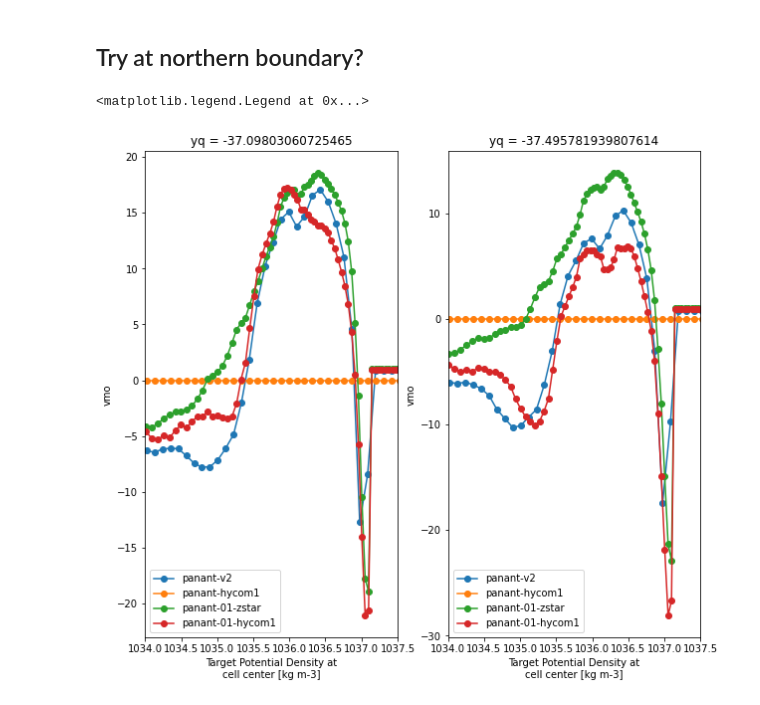
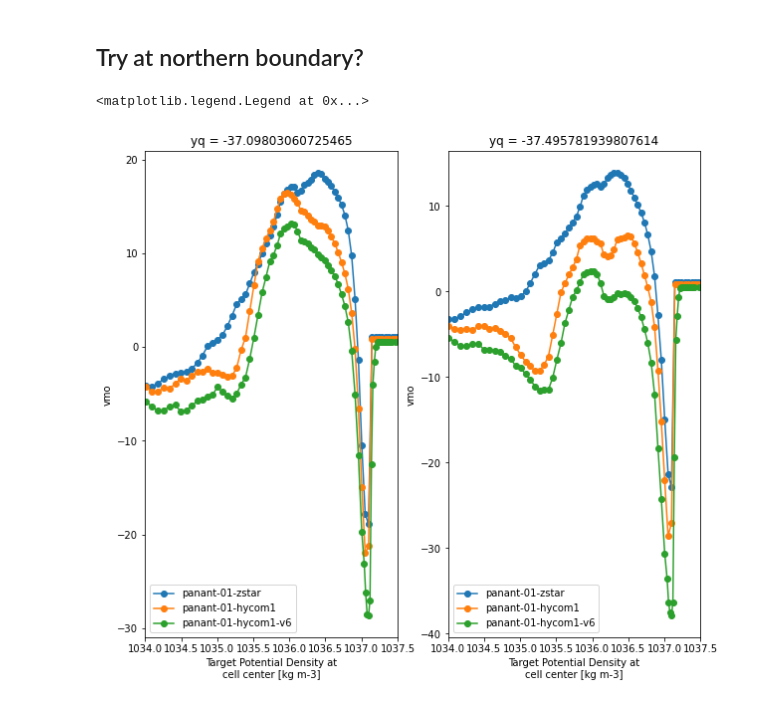
Before and after one commit to COSIMA/mom6-diagnostics, a Jupyter notebook: PanAntarctic/Overturning.ipynb, the cells around one changed output. Cells and saved outputs as stored; diff of their text form; code cells hidden in the pictures.

```diff
--- a/PanAntarctic/Overturning.ipynb
+++ b/PanAntarctic/Overturning.ipynb
@@ -9,9 +9,10 @@ import matplotlib.pyplot as plt
 import numpy as np
 import cmocean as cm
 # %%
-db='/g/data/ik11/outputs/mom6-panan/panant.db'
-session=cc.database.create_session(db)
-expts = ['panant-v2','panant-hycom1','panant-01-zstar','panant-01-hycom1']
+#db='/g/data/ik11/outputs/mom6-panan/panant.db'
+session=cc.database.create_session()
+#expts = ['panant-v2','panant-hycom1','panant-01-zstar','panant-01-hycom1']
+expts = ['panant-01-zstar','panant-01-hycom1','panant-01-hycom1-v6']
 # %%
 client = Client()
 client
@@ -65,7 +70,7 @@ plt.colorbar(p1,cax=ax_c)
 # %%
 plt.figure(figsize=(15,5))
 ii=0
-for expt in ['panant-01-zstar','panant-01-hycom1']:
+for expt in ['panant-01-zstar','panant-01-hycom1-v6']:
     ii+=1
     vmo = cc.querying.getvar(expt, 'vmo', session)
     vmo_lastyear = vmo.sel(time=slice('1998-01-01','1999-12-31')).sum('xh').mean('time').load()/1e9
@@ -199,7 +199,7 @@ ii=0
 for expt in expts:
     ii+=1
     vmo = cc.querying.getvar(expt, 'vmo', session)
-    vmo_profile45 = vmo.sel(yq=-45,method='nearest').sel(time=slice('1998-01-01','1999-12-31')).sum('xh').mean('time').load()/1e9
+    vmo_profile45 = vmo.sel(yq=-45,method='nearest').sel(time=slice('1998-01-01','2000-12-31')).sum('xh').mean('time').load()/1e9
     vmo_profile45.cumsum('rho2_l').plot(marker='o',label=expt)
     plt.xlim([1036.5,1037.5])
 plt.legend()
@@ -211,25 +211,25 @@ plt.legend()
 # %%
 plt.figure(figsize=(10,9))
 ii=0
 plt.subplot(121)
 for expt in expts:
     ii+=1
     vmo = cc.querying.getvar(expt, 'vmo', session)
-    vmo_profile45 = vmo.sel(yq=-37,method='nearest').sel(time=slice('1998-01-01','1999-12-31')).sum('xh').mean('time').load()/1e9
+    vmo_profile45 = vmo.sel(yq=-37,method='nearest').sel(time=slice('1998-01-01','2000-12-31')).sum('xh').mean('time').load()/1e9
     vmo_profile45.cumsum('rho2_l').plot(marker='o',label=expt)
     plt.xlim([1034,1037.5])
 plt.legend()
 
 
 ii=0
 plt.subplot(122)
 for expt in expts:
     ii+=1
     vmo = cc.querying.getvar(expt, 'vmo', session, chunks={'yq':120})
-    vmo_profile45 = vmo.sel(yq=-37.5,method='nearest').sel(time=slice('1998-01-01','1999-12-31')).sum('xh').mean('time').load()/1e9
+    vmo_profile45 = vmo.sel(yq=-37.5,method='nearest').sel(time=slice('1998-01-01','2000-12-31')).sum('xh').mean('time').load()/1e9
     vmo_profile45.cumsum('rho2_l').plot(marker='o',label=expt)
     plt.xlim([1034,1037.5])
 plt.legend()
 # %% [output]
 <matplotlib.legend.Legend at 0x...>
-[figure, old version]
+[figure, new version]
```
Also changed, not shown: parts of 12 cells of this notebook, 1 other file.
